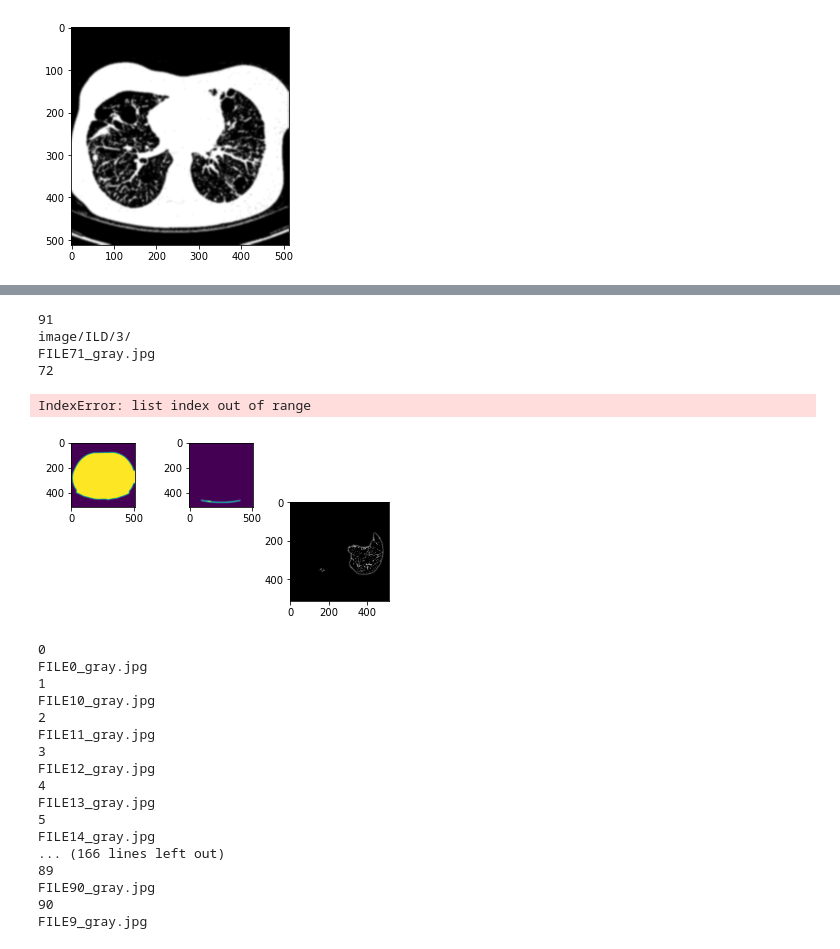
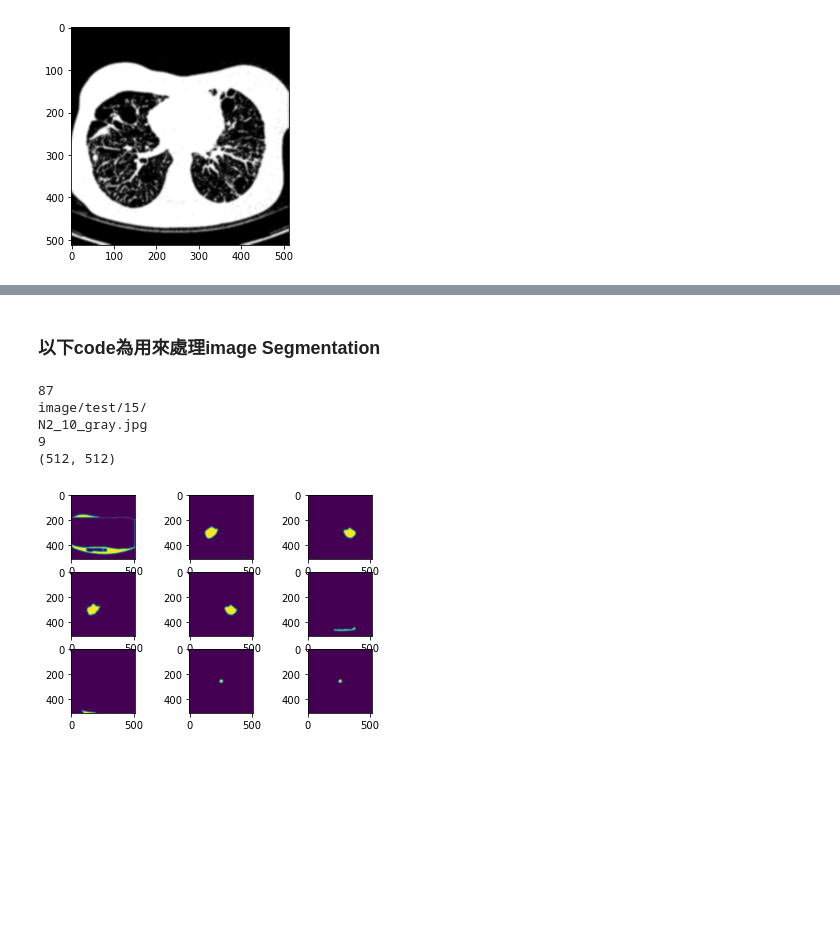
Before and after one commit to bd5105625/Seminar, a Jupyter notebook: Segmentation.ipynb, the cells around one changed output, grey strips where cells are left out. Drawn from its saved outputs; the diff is of its cells as text; code cells hidden in the pictures; blank space fills up the shorter version.

```diff
--- a/Segmentation.ipynb
+++ b/Segmentation.ipynb
@@ -158,0 +186,12 @@ def segmentation(rootpath , image):
+# %%
+count = 0
+for item in file_list:
+#     print(count , item)
+    count = count + 1
+rootpath = "Database/ILD_DB_volumeROls/9/"
+jpg_list = []
+roi_list = []
+for file in os.listdir(rootpath + "JPG/"):
+    jpg_list.append(file)
+for file in os.listdir(rootpath + "roi_mask/JPG"):
+    roi_list.append(file)
@@ -159,59 +255,35 @@ def segmentation(rootpath , image):
+# %% [markdown]
+### 以下code為用來處理image Segmentation
 # %%
-path = "image/ILD/3/"#change XXX to specific folder
+path = "image/test/15/"#change XXX to specific folder
 des_path = path + "/mask"
 if not os.path.isdir(des_path):#create mask file in each image file
     os.mkdir(des_path)
+seg_path = path + "/Segmentation"
+if not os.path.isdir(seg_path):#create segmentation file in each image file
+    os.mkdir(seg_path)
 imagelist = []
 filename = r".jpg"#confirm the file name end with jpg
 for file in os.listdir((path + "/gray")):
     if file.endswith(filename):
         imagelist.append(file)
 print(len(imagelist))
 print(path)
 image_path = path + "/gray"
 count = 0
-# for image in imagelist:
-#     print(count)
-#     print(image)
-#     count = count + 1
-for image in imagelist[68:72]: #imagelist 為 jpg 檔的名稱
-    image = imagelist[68]
+for image in imagelist[0:1]:#imagelist 為 jpg 檔的名稱
+#     image = imagelist[85]
     print(image)
-    print(str((int)(image.split('E')[1].split('_')[0]) + 1))
+    print(str((int)(image.split('_')[1]) - 1))
+#     print(str((int)((image.split('_')[0]).split('E')[1])))
 #     print(str(cc) + '1')
     segmentation(path , image)
     for i in range(1 , 10):
         mask(path , image , i)
-# print(path)
-# segmentation(path , 'temp.jpg')
 # %% [output]
-91
-image/ILD/3/
-FILE71_gray.jpg
-72
+87
+image/test/15/
+N2_10_gray.jpg
+9
+(512, 512)
-IndexError: list index out of range
-[figure, old version]
+[figure, new version]
-# %%
-count = 0
-for image in imagelist:
-    print(count)
-    count = count + 1
-    print(image)
-# %% [output]
-0
-FILE0_gray.jpg
-1
-FILE10_gray.jpg
-2
-FILE11_gray.jpg
-3
-FILE12_gray.jpg
-4
-FILE13_gray.jpg
-5
-FILE14_gray.jpg
-... (166 lines left out)
-89
-FILE90_gray.jpg
-90
-FILE9_gray.jpg
```
Also changed, not shown: parts of 17 cells of this notebook, 1 other file.
